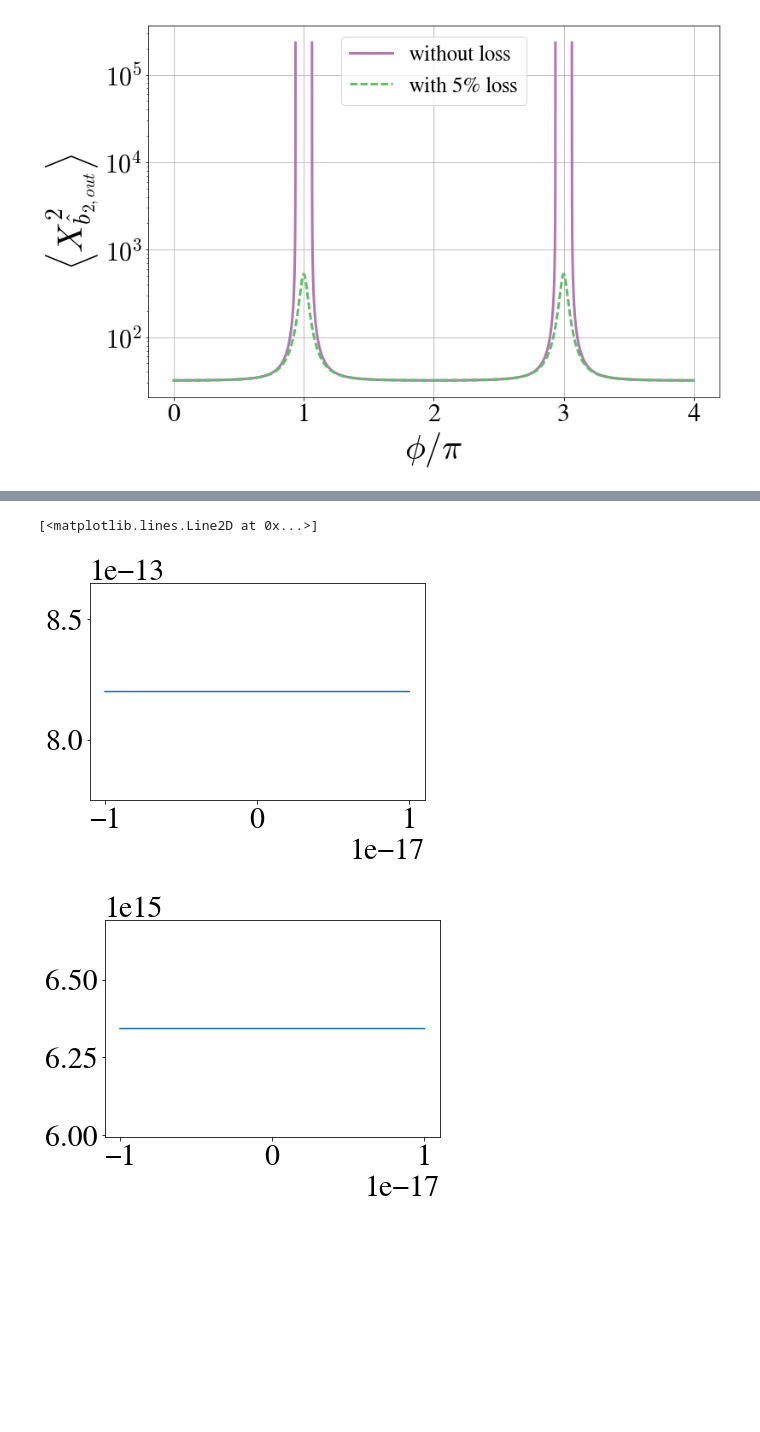
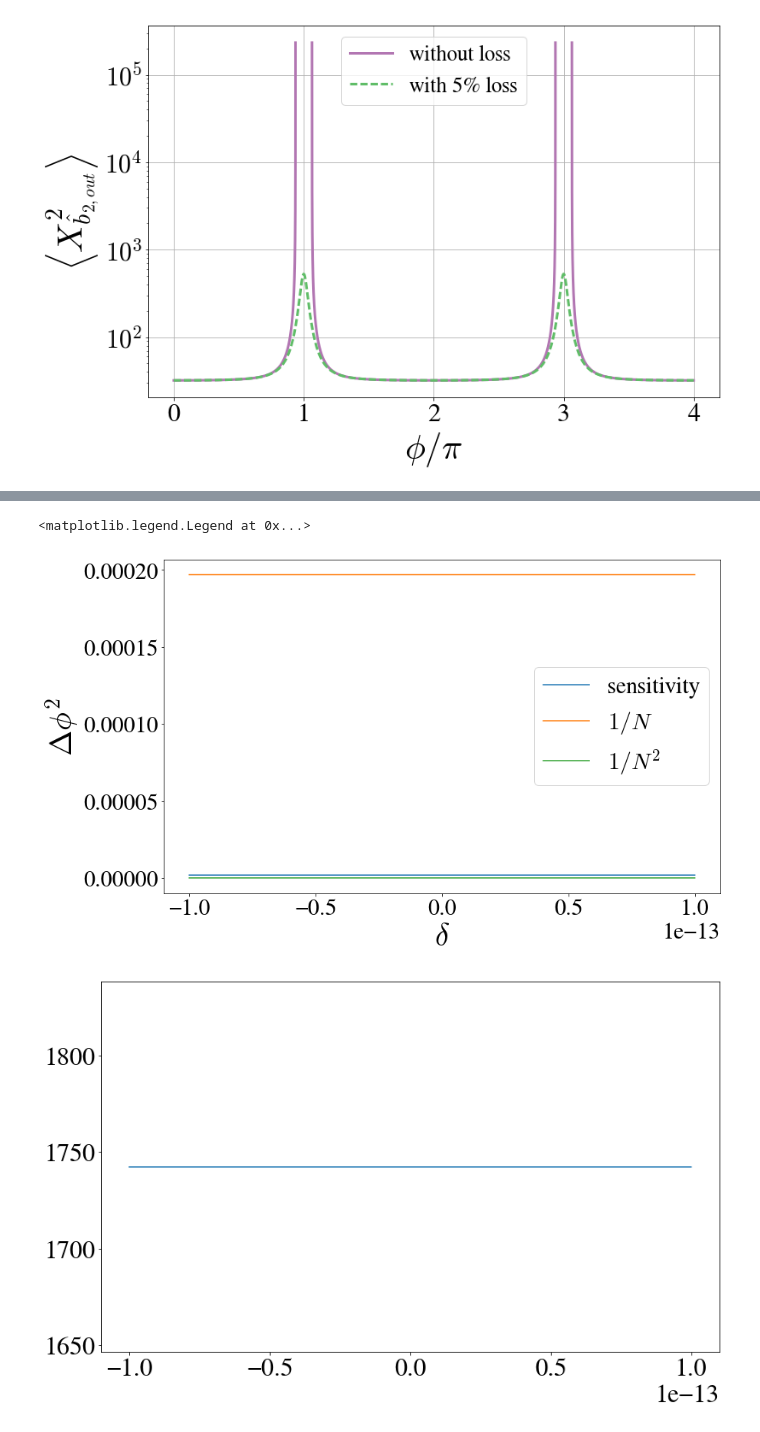
Before and after one commit to nemetniki/General-linear-model, a Jupyter notebook: NDPA_sensitivity.ipynb, the cells around one changed output, grey strips where cells are left out. Saved outputs shown, nothing was run; the diff lists cells and outputs as text; code cells hidden in the pictures; blank space fills up the shorter version.

```diff
--- a/NDPA_sensitivity.ipynb
+++ b/NDPA_sensitivity.ipynb
@@ -980,35 +981,54 @@ def sens(theta,kapa,ra,La,phia,kapb,rb,Lb,phib,alpha,eps,Del,delta):
         nt1 = 8*eps**2*R(delta)/(R(delta)**2-pr(delta)**2)/(R(delta)**2+pi(delta)**2)*\
         ((kapa+ka*np.cos(phia)-kap1a*La)*(kapb+kb*np.cos(phib+delta))+\
          (kapb+kb*np.cos(phib+delta)-kap1b*Lb)*(kapa+ka*np.cos(phia)))
-        print("nt1", nt1)
+        #print("nt1", nt1)
         nt2 = 4*eps/(R(delta)**2-pr(delta)**2)/(R(delta)**2+pi(delta)**2)*np.real(np.exp(1j*theta)*da*db(delta)*\
         ((kapa+ka*np.cos((phia)))*(R(delta)**2+1j*pi(delta)*pr(delta)-R(delta)*(Ka-Kb(delta))) +\
          (kapb+kb*np.cos(phib+delta))*(R(delta)**2-1j*pi(delta)*pr(delta)+R(delta)*(Ka-Kb(delta)))))
-        print("nt2", nt2)
-        print("+", nt1+nt2)
+        #print("nt2", nt2)
+        #print("+", nt1+nt2)
         return 1/2.*(1+nt1+nt2)
-    print(noise(0))
+    #print(noise(0))
     def sig(delta):
-        st1 = (1/(Ka*Kb(delta)-eps**2)*(2*np.sqrt(kap1a*kap2a)+(2*kapa+ka*np.exp(1j*phia))*np.sqrt(1-La)*np.exp(1j*phia))\
-               *(Ka+2*Kb(delta))+ np.sqrt(1-La)*np.exp(1j*phia))*alpha
-        st2 = -eps*np.exp(1j*theta)/(Ka*Kb(delta)-eps**2)*(2*np.sqrt(kap1a*kap2b)+2*np.sqrt(kap2a*kap2b*(1-La))*np.exp(1j*phia) +\
-                                     2*np.sqrt(kap1a*kap1b*(1-Lb))*np.exp(-1j*(phib+delta))+\
-                                     2*np.sqrt(kap1b*kap2a*(1-La)*(1-Lb))*np.exp(1j*(phia-phib-delta)))
+        st1 = (-1/(Ka*Kb(delta)-eps**2)*(2*np.sqrt(kap1a*kap2a)+(2*kapa+ka*np.exp(1j*phia))*np.sqrt(1-La)*np.exp(1j*phia))\
+               *(Kb(delta))+ np.sqrt(1-La)*np.exp(1j*phia))*alpha
+        st2 = -eps*np.exp(1j*theta)/(Ka*Kb(delta)-eps**2)*(2*np.sqrt(kap1a*kap2b)+2*np.sqrt(kap2a*kap2b*(1-La))\
+                                                           *np.exp(1j*phia)+2*np.sqrt(kap1a*kap1b*(1-Lb))*\
+                                                           np.exp(-1j*(phib+delta))+2*np.sqrt(kap1b*kap2a*(1-La)*(1-Lb))\
+                                                           *np.exp(1j*(phia-phib-delta)))*alpha
         return 2*np.real(st1+st2)
-    delsig = dersignal(theta,kapa,kapb,Del,kap1a,kap2a,kap1b,kap2b,La,Lb,phia,phib,delta,alpha,eps)
-    return np.abs(noise(delta))/np.abs(delsig)**2,noise(delta),delsig
 
-plt.figure(1)
-delta = np.linspace(-10**(-17),10**(-17),100000)
-sensd = sens(1,10,0.933012701892219,0,1,10,0.933012701892219,0,1,1,0.5,0,delta)
-print(sens(1,10,0.933012701892219,0,1,10,0.933012701892219,0,1,1,0.5,0,10**(-15)))
-plt.plot(delta,sensd[0])
-plt.figure(2)
+    def N(delta):
+        Nt1 = 4*eps**2*R(delta)**2/(R(delta)**2+pi(delta)**2)/(R(delta)**2-pr(delta)**2)
+        Nt2 = 2/np.abs(Ka*Kb(delta)-eps**2)**2*(kapa+ka*np.cos(phia)-kap2a*La)*(eps**2+np.abs(Kb(delta))**2)*\
+        np.abs(alpha)**2
+        return Nt1+Nt2
+    delsig = dersignal(theta,kapa,kapb,Del,kap1a,kap2a,kap1b,kap2b,La,Lb,phia,phib+delta,alpha,eps)
+    return np.abs(noise(delta))/np.abs(delsig)**2,noise(delta),delsig,N(delta)
+#    return np.abs(noise(delta))/np.abs((sig(delta)-sig(0))/delta)**2,noise(delta),(sig(delta)-sig(0))/delta
+
+plt.figure(1,figsize=(13,8))
+delta = np.linspace(-10**(-13),10**(-13),100000)
+sensd = sens(0,10,0.933012701892219,5,1,10,0.933012701892219,5,1,10,0.5,0,delta)
+print(sens(0,10,0.933012701892219,0,1,10,0.933012701892219,0,1,10,0.5,0,10**(-15)))
+plt.plot(delta,sensd[0],label='sensitivity')
+plt.plot(delta,1/sensd[3],label='$1/N$')
+plt.plot(delta,1/sensd[3]**2,label='$1/N^2$')
+plt.xlabel('$\delta$',fontsize = 40)
+plt.ylabel('$\Delta\phi^2$',fontsize = 40)
+plt.legend(fontsize = 30)
+plt.figure(2,figsize=(13,8))
 plt.plot(delta,sensd[1])
-plt.figure(3)
+plt.figure(3,figsize=(13,8))
 plt.plot(delta,sensd[2])
-plt.figure(4)
-alpha = np.linspace(0.1,50,100000)
-sensa = sens(1,10,0.933012701892219,0,1,10,0.933012701892219,0,1,alpha,0.5,0,10**(-14))
-plt.plot(alpha,sensa[0])
+#plt.xlim(-10**(-16),10**(-16))
+plt.figure(4,figsize=(13,8))
+alpha = np.linspace(0.1000,2000,100000)
+sensa = sens(0,10,0.933012701892219,5,1,10,0.933012701892219,5,1,alpha,0.5,0,0)
+plt.semilogy(alpha,sensa[0],label='sensitivity')
+plt.semilogy(alpha,1/sensa[3],label='$1/N$')
+plt.semilogy(alpha,1/sensa[3]**2,label='$1/N^2$')
+plt.xlabel('$\\alpha$',fontsize = 40)
+plt.ylabel('$\Delta\phi^2$',fontsize = 40)
+plt.legend(fontsize = 30)
 # %% [output]
@@ -1032,3 +1036,3 @@ nt2 2.53706133909e+16
-[<matplotlib.lines.Line2D at 0x...>]
+<matplotlib.legend.Legend at 0x...>
-[figure, old version]
+[figure, new version]
-[figure, old version]
+[figure, new version]
```
Also changed, not shown: parts of 2 cells of this notebook, 1 other file.
